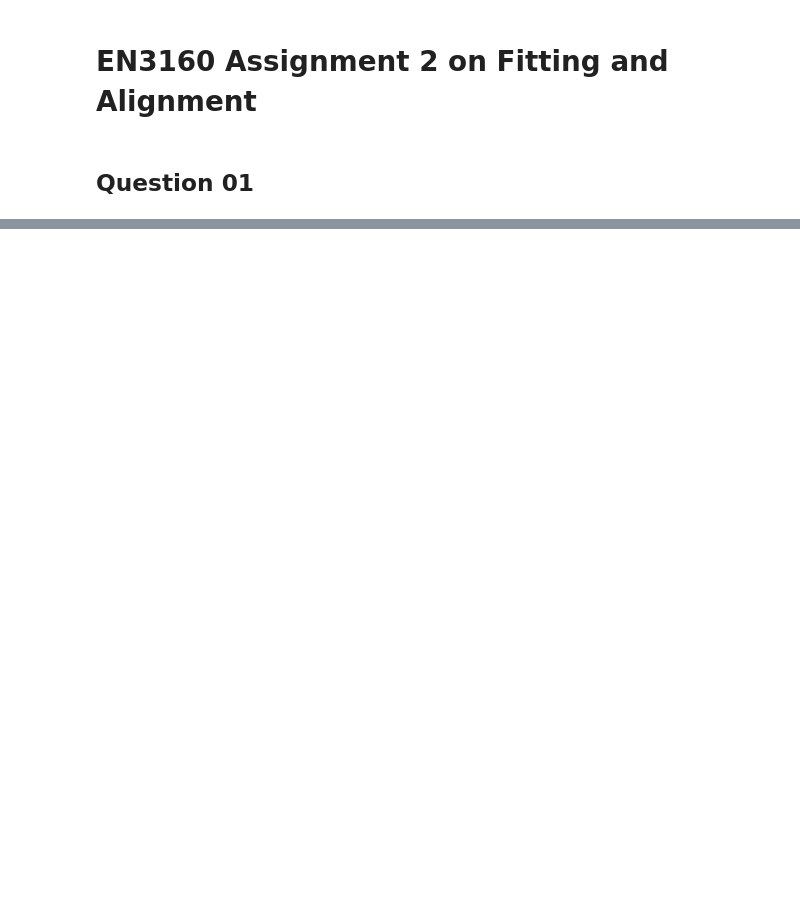
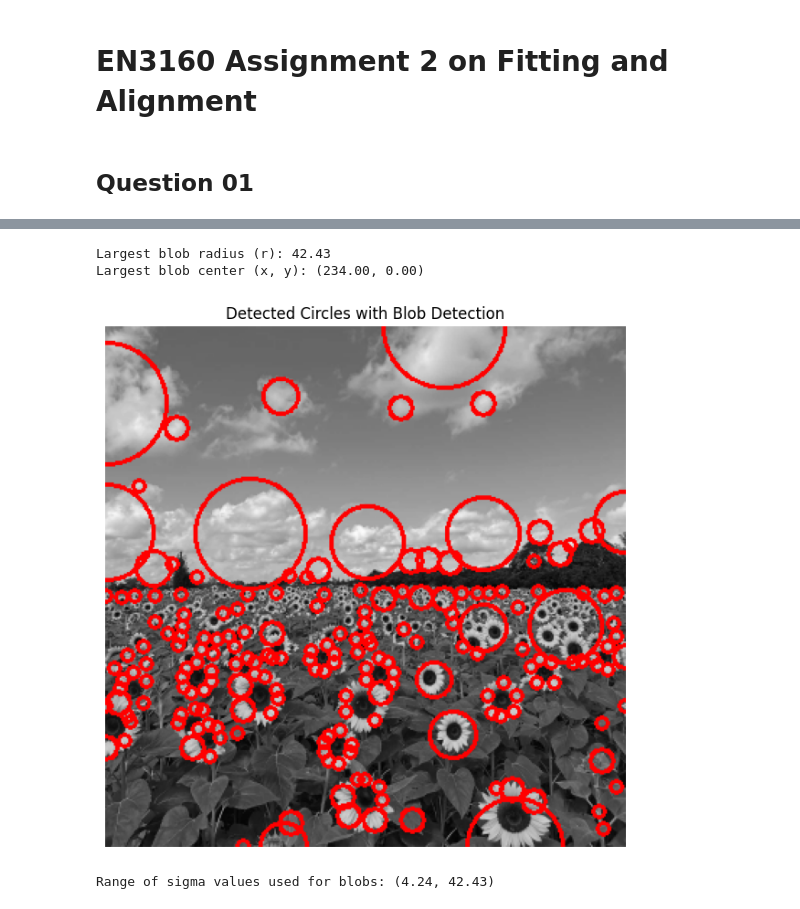
Before and after one commit to KavinduJ2001/Assignment_A02, a Jupyter notebook: Codes/Q01.ipynb, the cells around one changed output, grey strips where cells are left out. Saved outputs shown, nothing was run; the diff lists cells and outputs as text; code cells hidden in the pictures; blank space fills up the shorter version.

```diff
--- a/Codes/Q01.ipynb
+++ b/Codes/Q01.ipynb
@@ -57,0 +5,62 @@ Range of σ values used: (4.242640687119286, 42.42640687119285)
+# %%
+import cv2 as cv
+import numpy as np
+import matplotlib.pyplot as plt
+from skimage.feature import blob_log
+
+# Load image with no color reduction
+image = cv.imread('the_berry_farms_sunflower_field.jpeg', cv.IMREAD_REDUCED_COLOR_4)
+
+# Convert image to grayscale in a single step with more explicit error handling
+if image is not None:
+    gray_image = cv.cvtColor(image, cv.COLOR_BGR2GRAY)
+else:
+    raise FileNotFoundError("Image file not found.")
+
+# Apply a Gaussian blur (larger kernel and a bit more blur applied)
+blurred_image = cv.GaussianBlur(gray_image, (9, 9), 0.1)
+
+# Parameters for blob detection (reduced threshold for detecting more blobs)
+min_sigma_val = 3
+max_sigma_val = 30
+blob_threshold = 0.1
+
+# Detect blobs using Laplacian of Gaussian
+blobs_detected = blob_log(blurred_image, min_sigma=min_sigma_val, max_sigma=max_sigma_val, threshold=blob_threshold)
+
+# Adjust radii using a list comprehension
+radii = [blob[2] * np.sqrt(2) for blob in blobs_detected]
+
+# Find the largest blob
+largest_blob_index = np.argmax(radii)
+largest_blob = blobs_detected[largest_blob_index]
+
+# Print the radius and coordinates of the largest detected circle
+radius_largest = radii[largest_blob_index]
+y_largest, x_largest = largest_blob[:2]
+print(f"Largest blob radius (r): {radius_largest:.2f}")
+print(f"Largest blob center (x, y): ({x_largest:.2f}, {y_largest:.2f})")
+
+# Create a copy of the grayscale image in three-channel format for drawing
+gray_image_colored = cv.cvtColor(gray_image, cv.COLOR_GRAY2BGR)
+
+# Draw all detected blobs as circles using OpenCV
+for blob, radius in zip(blobs_detected, radii):
+    y_center, x_center = blob[:2]  # Blob format (y, x, radius)
+    cv.circle(gray_image_colored, (int(x_center), int(y_center)), int(radius), (0, 0, 255), 2)  # Blue circle
+
+# Display the result with different figure size and tight layout
+plt.figure(figsize=(6, 6))
+plt.imshow(cv.cvtColor(gray_image_colored, cv.COLOR_BGR2RGB))
+plt.axis('off')
+plt.tight_layout()
+plt.title('Detected Circles with Blob Detection')
+plt.show()
+
+# Report the range of sigma (scale) values
+print(f"Range of sigma values used for blobs: ({min(radii):.2f}, {max(radii):.2f})")
+# %% [output]
+Largest blob radius (r): 42.43
+Largest blob center (x, y): (234.00, 0.00)
+[figure, added]
+Range of sigma values used for blobs: (4.24, 42.43)
```
Also changed, not shown: parts of 1 cell of this notebook.
